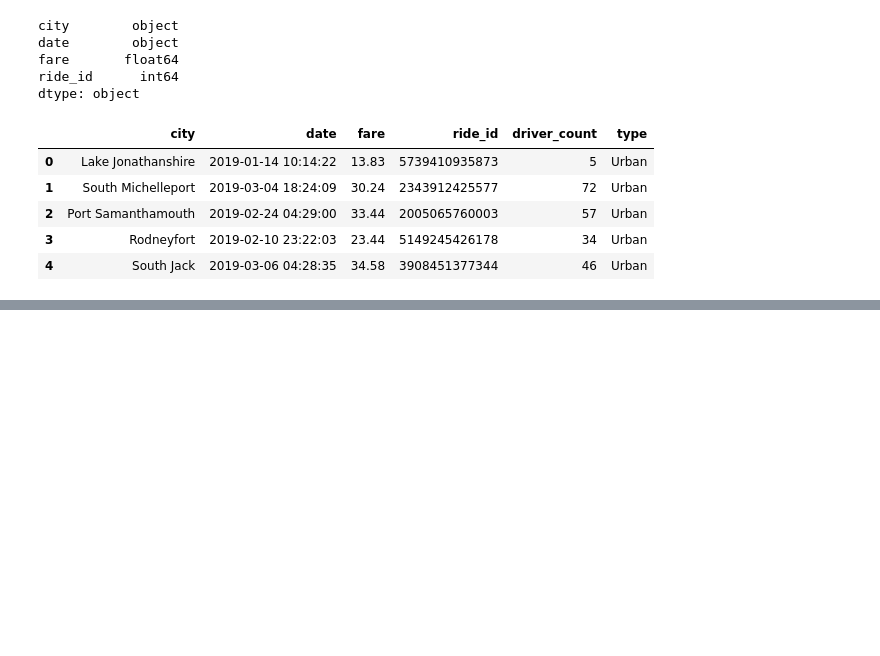
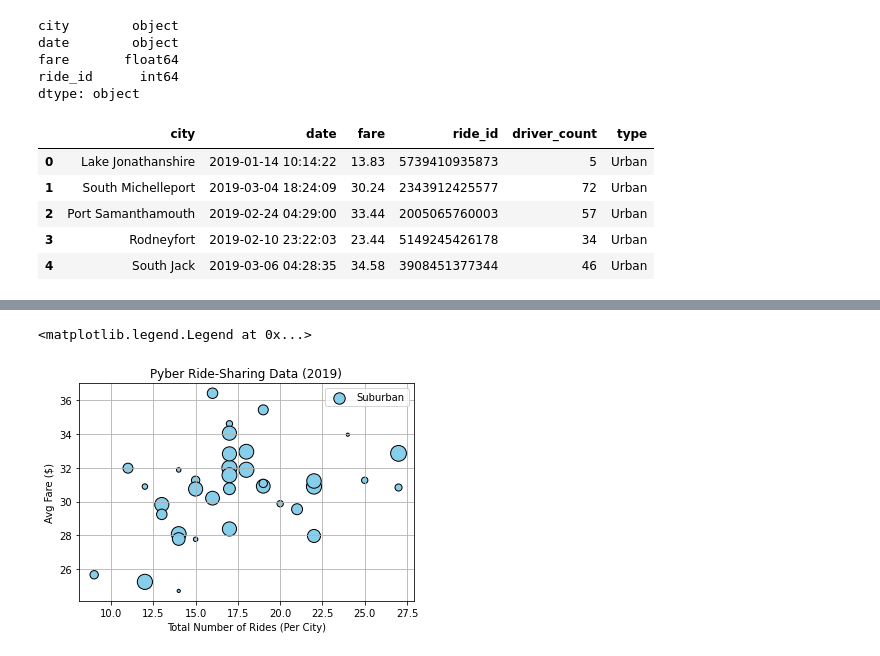
Before and after one commit to iiiGraham/Pyber_Analysis, a Jupyter notebook: Pyber.ipynb, the cells around one changed output, grey strips where cells are left out. Saved outputs shown, nothing was run; the diff lists cells and outputs as text; code cells hidden in the pictures; blank space fills up the shorter version.

```diff
--- a/Pyber.ipynb
+++ b/Pyber.ipynb
@@ -94,0 +142,17 @@ pyber_data_df.head()
+# %%
+# Suburban
+plt.scatter(suburban_ride_count,
+            suburban_avg_fare,
+            s=[value*10 for value in suburban_driver_count],
+            edgecolors="black",
+            linewidths=1,
+            color="skyblue",
+            label="Suburban")
+plt.title("Pyber Ride-Sharing Data (2019)")
+plt.ylabel("Avg Fare ($)")
+plt.xlabel("Total Number of Rides (Per City)")
+plt.grid(True)
+plt.legend()
+# %% [output]
+<matplotlib.legend.Legend at 0x...>
+[figure, added]
```
Also changed, not shown: parts of 8 cells of this notebook, 2 other files.
